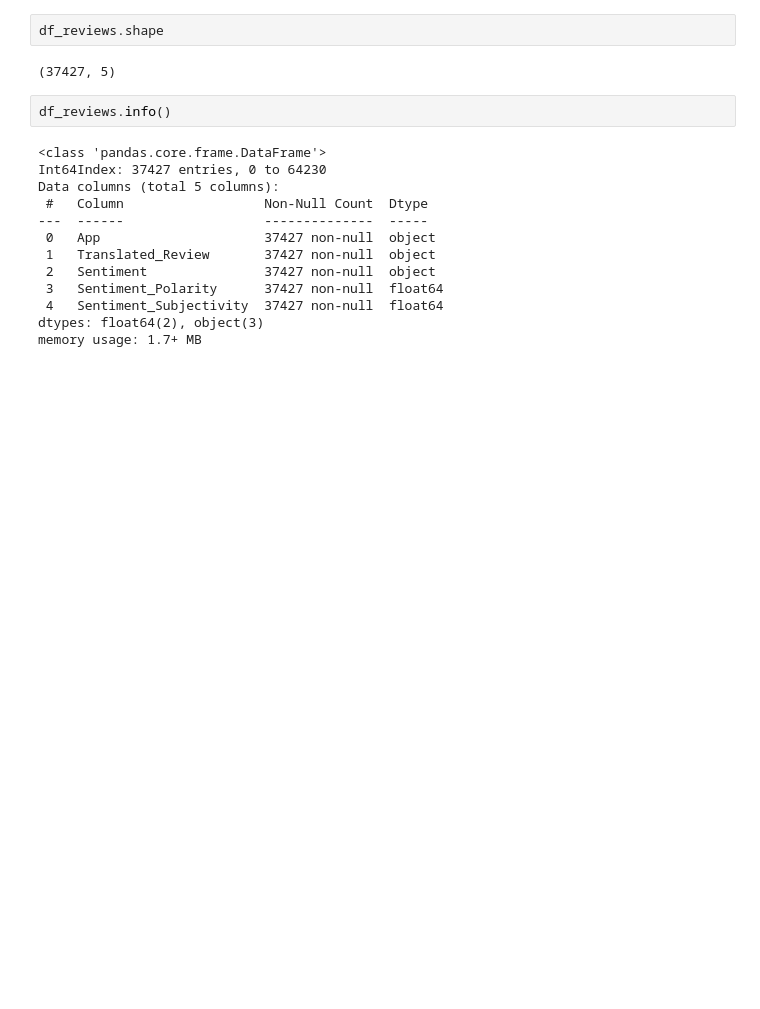
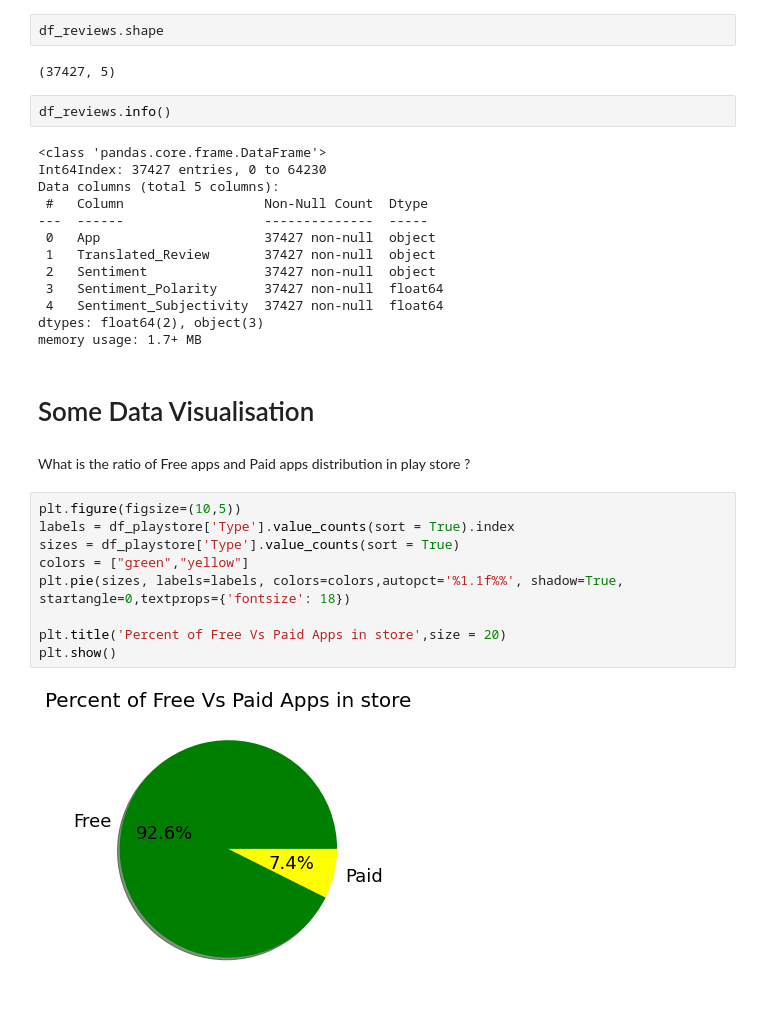
Before and after one commit to Utsav01111/Playstore_app_review_analysis, a Jupyter notebook: Utsav_Ponda_Playstore_App_review_Analysis.ipynb, the cells around one changed output. Cells and saved outputs as stored; diff of their text form; blank space fills up the shorter version.

Commit message:
Forth Commit - Data Visualisation

```diff
--- a/Utsav_Ponda_Playstore_App_review_Analysis.ipynb
+++ b/Utsav_Ponda_Playstore_App_review_Analysis.ipynb
@@ -395,3 +393,18 @@ Data columns (total 5 columns):
  4   Sentiment_Subjectivity  37427 non-null  float64
 dtypes: float64(2), object(3)
 memory usage: 1.7+ MB
+# %% [markdown]
+# Some Data Visualisation
+# %% [markdown]
+What is the ratio of Free apps and Paid apps distribution in play store ?
+# %%
+plt.figure(figsize=(10,5))
+labels = df_playstore['Type'].value_counts(sort = True).index
+sizes = df_playstore['Type'].value_counts(sort = True)
+colors = ["green","yellow"]
+plt.pie(sizes, labels=labels, colors=colors,autopct='%1.1f%%', shadow=True, startangle=0,textprops={'fontsize': 18})
+
+plt.title('Percent of Free Vs Paid Apps in store',size = 20)
+plt.show()
+# %% [output]
+[figure, added]
```
Also changed, not shown: parts of 13 cells of this notebook.
